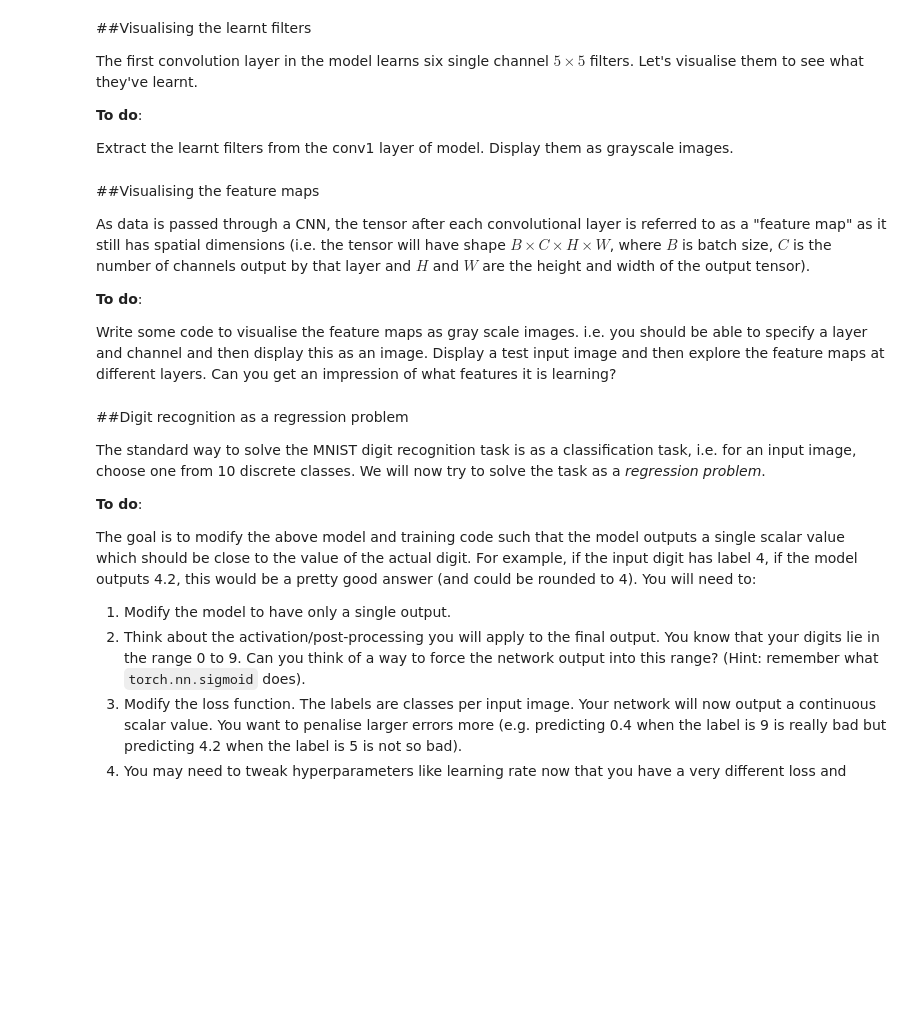
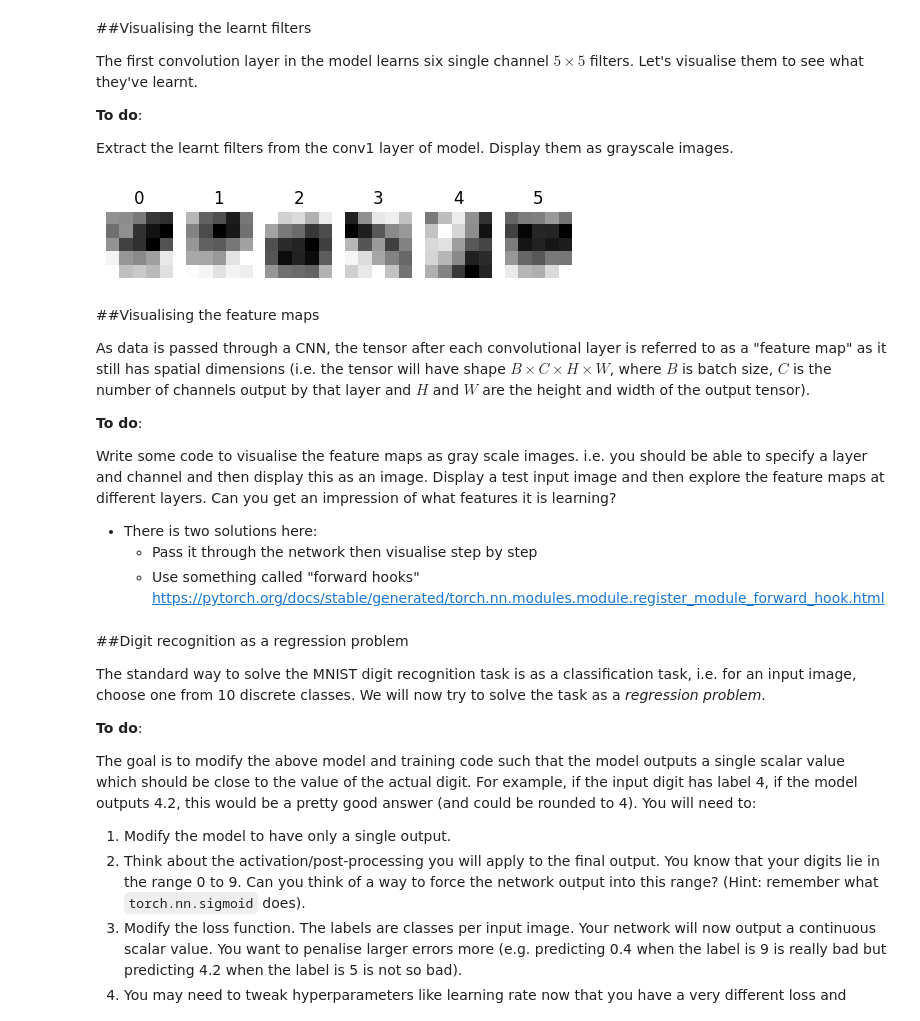
Before and after one commit to mistryvivek/AutoF1-RNN-Race-Simulator, a Jupyter notebook: PADL_Week8.ipynb, the cells around one changed output. Drawn from its saved outputs; the diff is of its cells as text; code cells hidden in the pictures; blank space fills up the shorter version.

```diff
--- a/PADL_Week8.ipynb
+++ b/PADL_Week8.ipynb
@@ -90,7 +127,7 @@ model = LeNet()
 
 Different to previous practicals, we are using random mini-batches here. This means we have two loops, an outer one over "epochs" (an epoch means every training element has been seen once) and an inner one over random mini-batches as provided by the data loader. This will take a few minutes to run.
 # %%
-num_epochs = 10
+num_epochs = 15
 
 optim = torch.optim.SGD(model.parameters(), lr = 0.1)
 iterations_per_epoch = len(train_loader)
@@ -152,6 +219,16 @@ The first convolution layer in the model learns six single channel $5\times 5$ f
 **To do**:
 
 Extract the learnt filters from the conv1 layer of model. Display them as grayscale images.
+# %%
+figure = plt.figure(figsize=(6, 1))
+for i in range(6):
+    figure.add_subplot(1, 6, i+1)
+    plt.title(i)
+    plt.axis("off")
+    plt.imshow(model.conv1.weight[i,:].squeeze().detach(), cmap="gray")
+plt.show()
+# %% [output]
+[figure, added]
 # %% [markdown]
 ##Visualising the feature maps
 
@@ -160,6 +237,10 @@ As data is passed through a CNN, the tensor after each convolutional layer is re
 **To do**:
 
 Write some code to visualise the feature maps as gray scale images. i.e. you should be able to specify a layer and channel and then display this as an image. Display a test input image and then explore the feature maps at different layers. Can you get an impression of what features it is learning?
+
+* There is two solutions here:
+  * Pass it through the network then visualise step by step
+  * Use something called "forward hooks" https://pytorch.org/docs/stable/generated/torch.nn.modules.module.register_module_forward_hook.html
 # %% [markdown]
 ##Digit recognition as a regression problem
 
```
Also changed, not shown: parts of 8 cells of this notebook.
